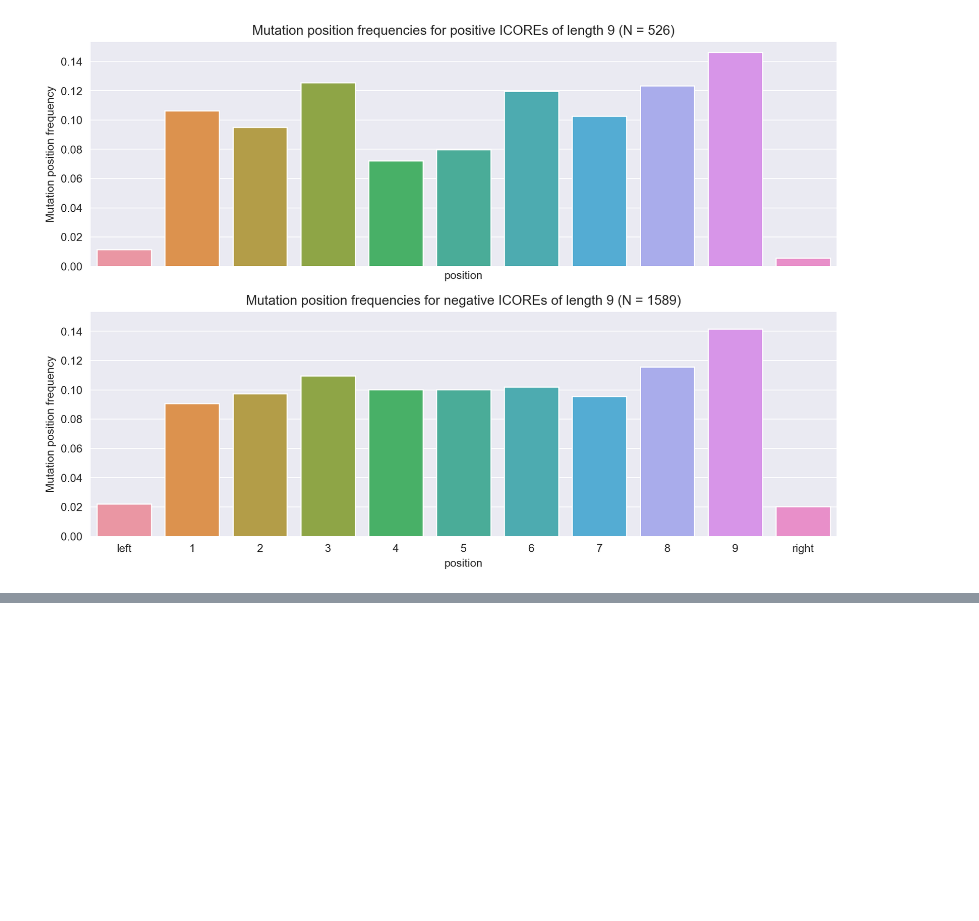
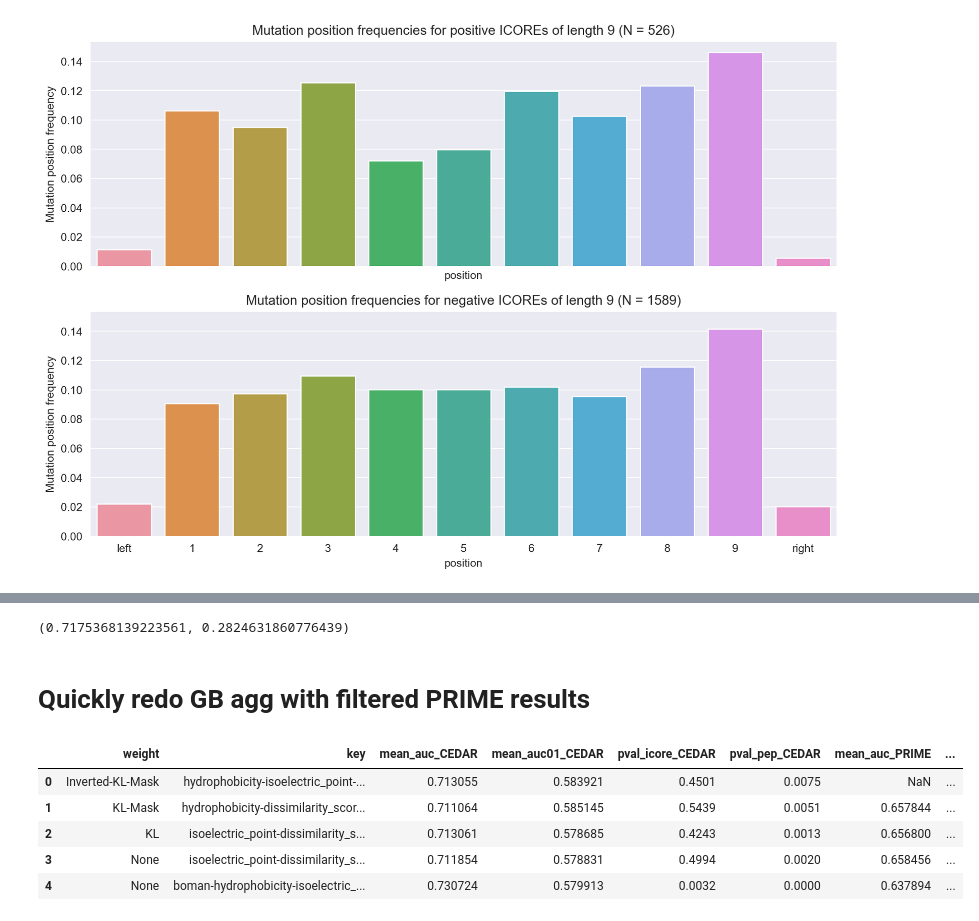
Before and after one commit to richieYT-wan/cedar, a Jupyter notebook: notebook/231017_new_data_and_review.ipynb, the cells around one changed output, grey strips where cells are left out. Saved outputs shown, nothing was run; the diff lists cells and outputs as text; code cells hidden in the pictures; blank space fills up the shorter version.

```diff
--- a/notebook/231017_new_data_and_review.ipynb
+++ b/notebook/231017_new_data_and_review.ipynb
@@ -701,0 +800,16 @@ f.savefig('../../../writing/230131_cedar_paper_1/mut_pos.png', dpi=300, bbox_inc
+# %%
+len(same)/len(cedar), len(diff)/len(cedar)
+# %% [output]
+(0.7175368139223561, 0.2824631860776439)
+# %% [markdown]
+# Quickly redo GB agg with filtered PRIME results
+# %%
+gb = pd.read_csv('../output/redo_primefilt_gb/dunno_gb_results.csv')
+gb.head()
+# %% [output]
+|  | weight | key | mean_auc_CEDAR | mean_auc01_CEDAR | pval_icore_CEDAR | pval_pep_CEDAR | mean_auc_PRIME | ... |
+| 0 | Inverted-KL-Mask | hydrophobicity-isoelectric_point-... | 0.713055 | 0.583921 | 0.4501 | 0.0075 | NaN | ... |
+| 1 | KL-Mask | hydrophobicity-dissimilarity_scor... | 0.711064 | 0.585145 | 0.5439 | 0.0051 | 0.657844 | ... |
+| 2 | KL | isoelectric_point-dissimilarity_s... | 0.713061 | 0.578685 | 0.4243 | 0.0013 | 0.656800 | ... |
+| 3 | None | isoelectric_point-dissimilarity_s... | 0.711854 | 0.578831 | 0.4994 | 0.0020 | 0.658456 | ... |
+| 4 | None | boman-hydrophobicity-isoelectric_... | 0.730724 | 0.579913 | 0.0032 | 0.0000 | 0.637894 | ... |
```
Also changed, not shown: parts of 43 cells of this notebook, 8 other files.
